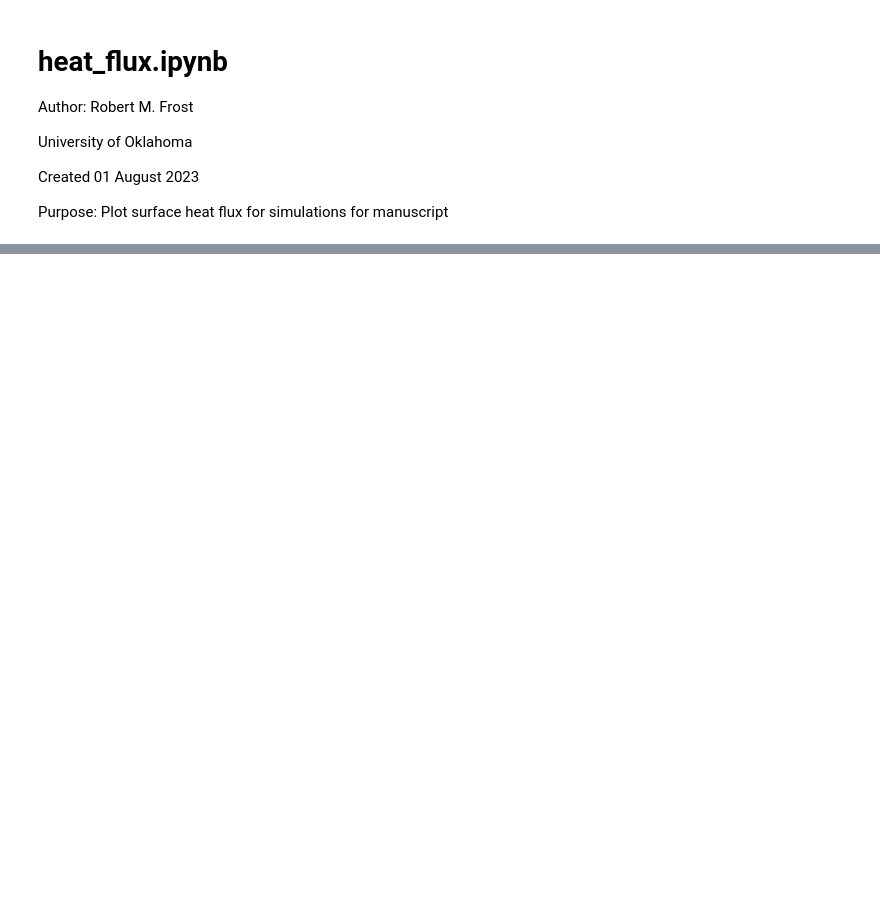
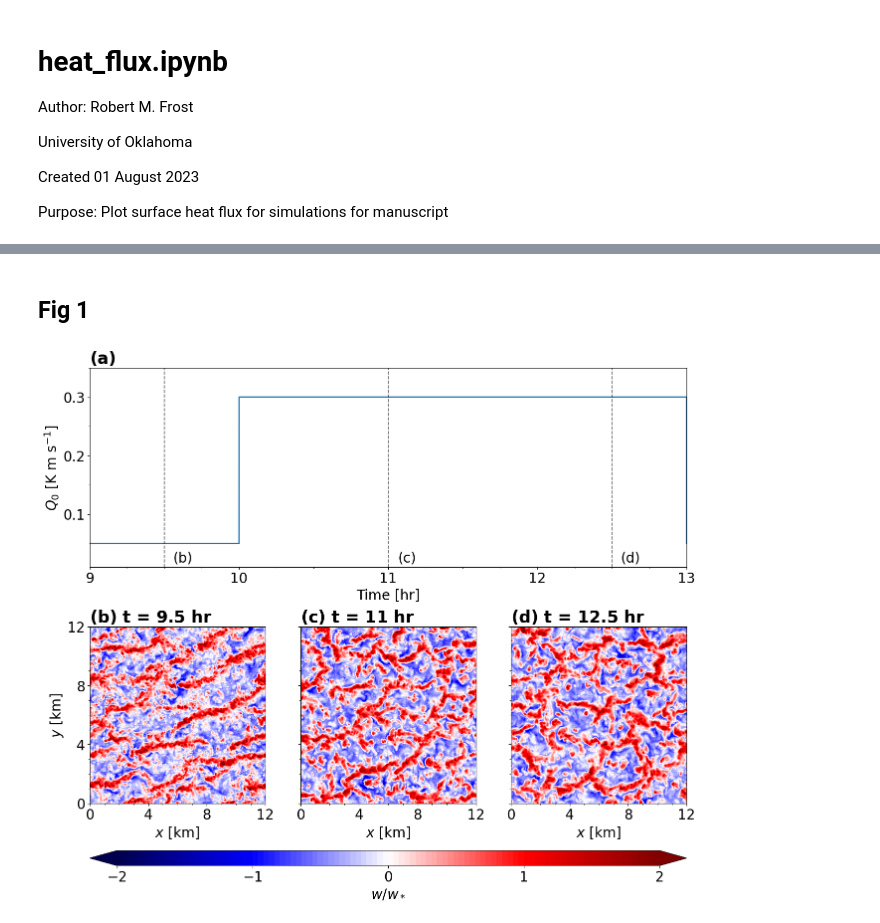
Before and after one commit to Salesky-ABL/ABL_Transition, a Jupyter notebook: plotting/heat_flux.ipynb, the cells around one changed output, grey strips where cells are left out. Saved outputs shown, nothing was run; the diff lists cells and outputs as text; code cells hidden in the pictures; blank space fills up the shorter version.

```diff
--- a/plotting/heat_flux.ipynb
+++ b/plotting/heat_flux.ipynb
@@ -26,9 +35,9 @@ cmap2 = seaborn.color_palette("cubehelix_r", as_cmap=True)
 # %%
-time = np.arange(0,136,1)
-flux = np.empty(136)
-for i in range(0,81):
+time = np.linspace(0,16,1152000)
+flux = np.empty(len(time))
+for i in range(0,720000):
     flux[i] = 0.05
-for i in range(81,105):
+for i in range(720000,936000):
     flux[i] = 0.30
-for i in range(105,136):
+for i in range(936000,1152000):
     flux[i] = 0.05
@@ -48,0 +44,69 @@ ax.xaxis.set_minor_locator(MultipleLocator(1))
+# %%
+ds = xr.open_dataset("/home/rfrost/simulations/nc/full_step_9/576000_1152000_stats2.nc")
+ds["time"] = ds.time / 3600 + 8
+# %%
+# times to be plot in hours
+jthr = [9.5, 11, 12.5]
+jtall = [abs(ds.time.values - jthr[jt]).argmin() for jt in range(len(jthr))]
+# %% [markdown]
+## Fig 1
+# %%
+fig = plt.figure(figsize=(12,10))
+
+gs1 = GridSpec(1,1, top=1, bottom=0.6, left=0, right=1)
+ax1 = fig.add_subplot(gs1[:,:])
+gs2 = GridSpec(1,3, top=0.48, bottom=0.125, left=0, right=1)
+ax2 = fig.add_subplot(gs2[0,0])
+ax3 = fig.add_subplot(gs2[0,1])
+ax4 = fig.add_subplot(gs2[0,2])
+gs3 = GridSpec(1,1, top=0.03, bottom=0, left=0, right=1)
+ax5 = fig.add_subplot(gs3[:,:])
+
+# heat flux time series
+ax1.plot(time, flux, lw=2)
+ax1.set_ylim(0.01,0.35)
+ax1.set_ylabel("$Q_0$ [K m s$^{-1}$]")
+ax1.yaxis.set_minor_locator(MultipleLocator(0.05))
+ax1.yaxis.set_major_locator(MultipleLocator(0.10))
+ax1.set_xlim(9,13)
+ax1.set_xlabel("Time [hr]")
+ax1.xaxis.set_major_locator(MultipleLocator(1))
+ax1.xaxis.set_minor_locator(MultipleLocator(0.25))
+ax1.axvline(x=jthr[0], c="black", lw=1.25, alpha=0.6, ls="--")
+ax1.axvline(x=jthr[1], c="black", lw=1.25, alpha=0.6, ls="--")
+ax1.axvline(x=jthr[2], c="black", lw=1.25, alpha=0.6, ls="--")
+ax1.text(jthr[0] + 0.125, 0.025, "(b)", ha="center", va="center")
+ax1.text(jthr[1] + 0.125, 0.025, "(c)", ha="center", va="center")
+ax1.text(jthr[2] + 0.125, 0.025, "(d)", ha="center", va="center")
+ax1.set_title("(a)", loc="left")
+
+# contour plots
+clevs = np.linspace(-2,2,101)
+axes = [ax2, ax3, ax4]
+lab = "bcd"
+for i in range(len(jtall)):
+    jz = abs(ds.z/ds.zi[jtall[i]] - 0.25).argmin()
+    w_norm = ds.w[jtall[i],:,:,jz].T / ds.wstar[jtall[i]]
+    w_pert = (ds.w[jtall[i],:,:,jz].T - ds.w_mean[jtall[i],jz]) / ds.wstar[jtall[i]]
+    cf = axes[i].contourf(ds.x/1000, ds.y/1000, w_norm,
+                      cmap=mpl.cm.seismic, levels=clevs, extend="both")
+    axes[i].set_title(f"({lab[i]}) $\\bf{{t}}$ = {jthr[i]} hr", loc="left")
+    axes[i].xaxis.set_major_locator(MultipleLocator(4))
+    axes[i].xaxis.set_minor_locator(MultipleLocator(1))
+    axes[i].yaxis.set_major_locator(MultipleLocator(4))
+    axes[i].yaxis.set_minor_locator(MultipleLocator(1))
+    axes[i].set_xlabel("$x$ [km]")
+
+ax3.set_yticklabels([]), ax4.set_yticklabels([])
+
+ax2.set_ylabel("$y$ [km]")
+
+cbar = plt.colorbar(cf, cax=ax5, orientation="horizontal")
+cbar.set_label("$w/w_*$")
+cbar.set_ticks(np.arange(-2, 2.1, 1))
+
+fig.tight_layout()
+
+plt.savefig("/home/rfrost/manuscript_plots/fig1.pdf", format="pdf", dpi=900, bbox_inches="tight")
+# %% [output]
+[figure, added]
```
Also changed, not shown: parts of 7 cells of this notebook, 5 other files.
